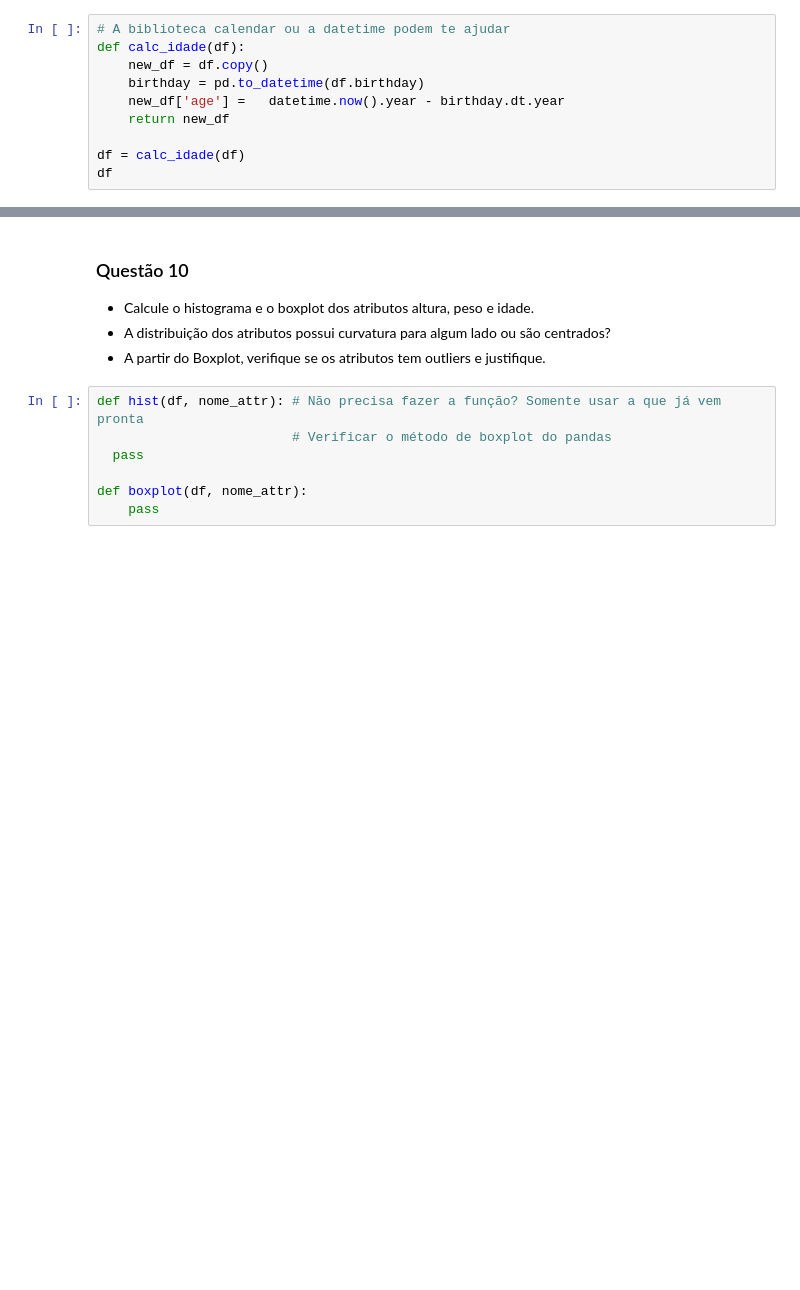
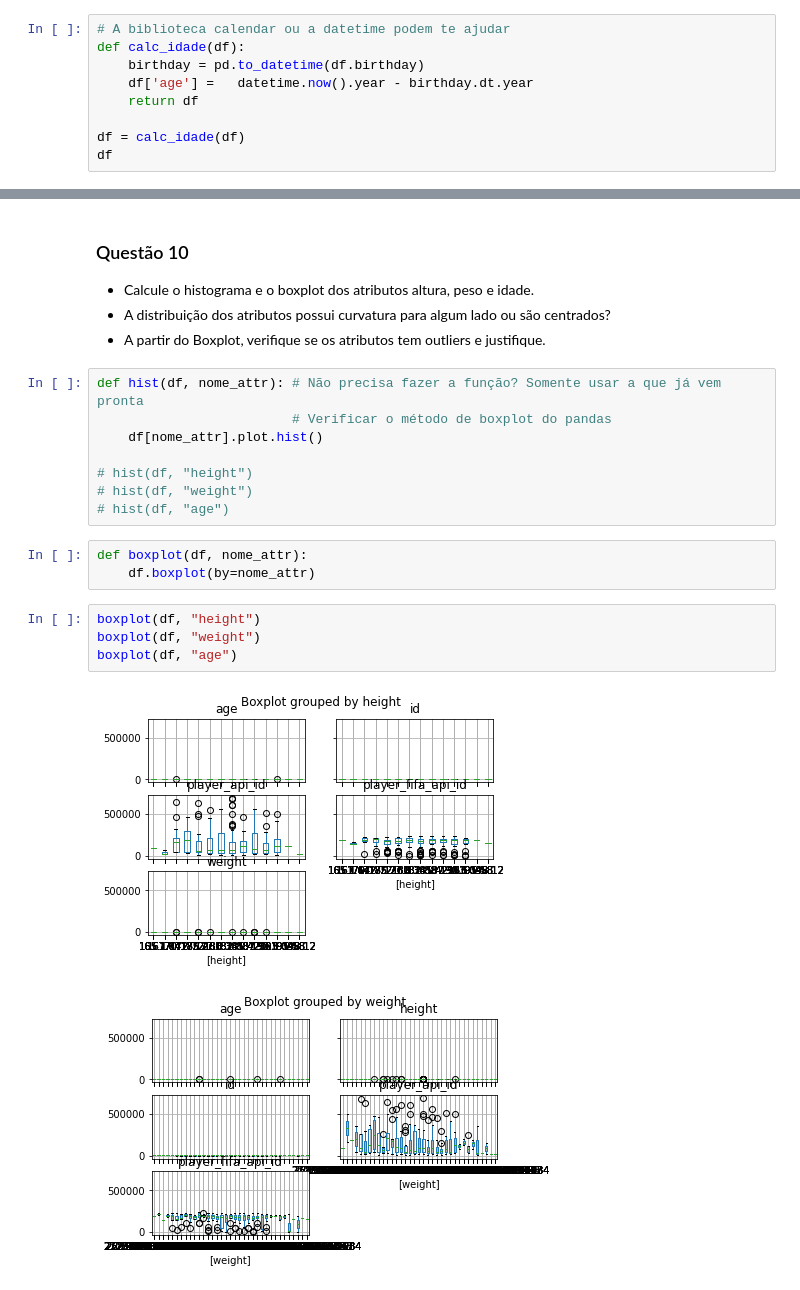
Before and after one commit to Teitei011/Ciencias-de-Dados, a Jupyter notebook: Exercício 2/Ex2.ipynb, the cells around one changed output, grey strips where cells are left out. Saved outputs shown, nothing was run; the diff lists cells and outputs as text; blank space fills up the shorter version.

```diff
--- a/Exercício 2/Ex2.ipynb
+++ b/Exercício 2/Ex2.ipynb
@@ -199,10 +199,9 @@ lb_para_kg(df)
 # %%
 # A biblioteca calendar ou a datetime podem te ajudar
 def calc_idade(df):
-    new_df = df.copy()
     birthday = pd.to_datetime(df.birthday)
-    new_df['age'] =   datetime.now().year - birthday.dt.year
-    return new_df
+    df['age'] =   datetime.now().year - birthday.dt.year
+    return df
 
 df = calc_idade(df)
 df
@@ -255,7 +280,18 @@ def quatro_momentos(df, nome_attr):
 # %%
 def hist(df, nome_attr): # Não precisa fazer a função? Somente usar a que já vem pronta
                          # Verificar o método de boxplot do pandas
-  pass
+    df[nome_attr].plot.hist()
 
-def boxplot(df, nome_attr):
-    pass
+# hist(df, "height")
+# hist(df, "weight")
+# hist(df, "age")
+# %%
+def boxplot(df, nome_attr):
+    df.boxplot(by=nome_attr)
+# %%
+boxplot(df, "height")
+boxplot(df, "weight")
+boxplot(df, "age")
+# %% [output]
+[figure, added]
+[figure, added]
```
Also changed, not shown: parts of 5 cells of this notebook.
